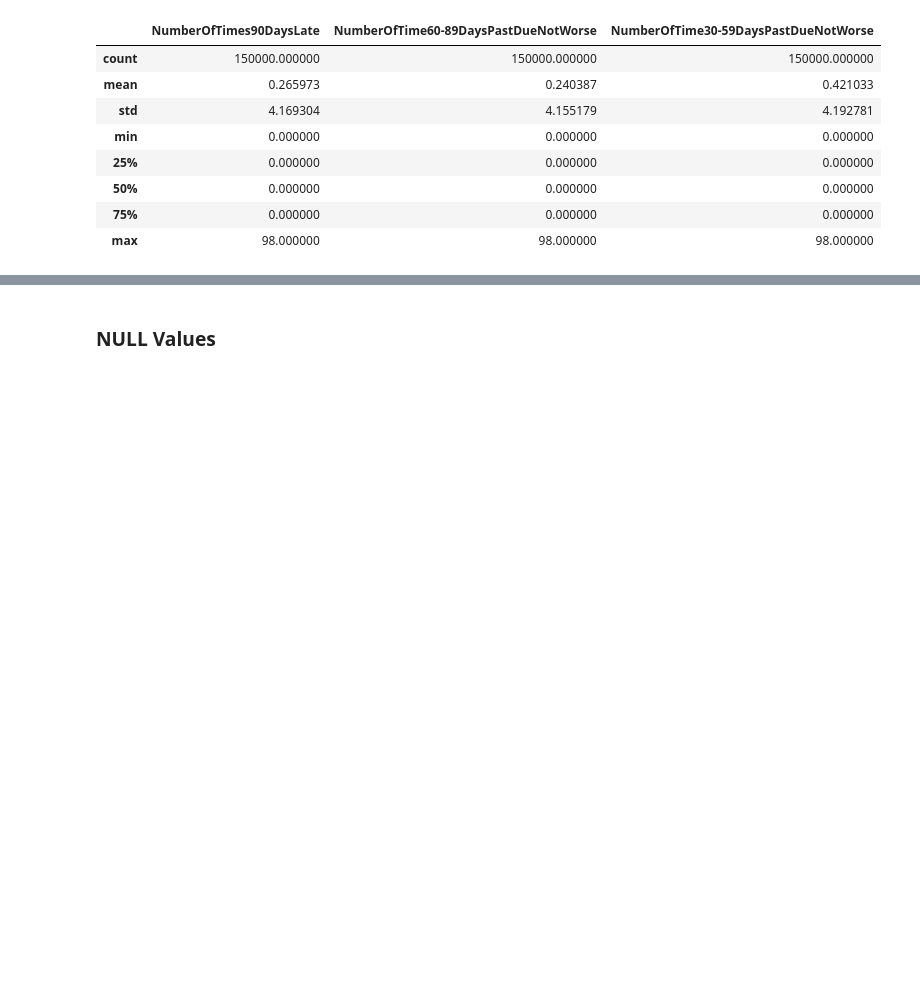
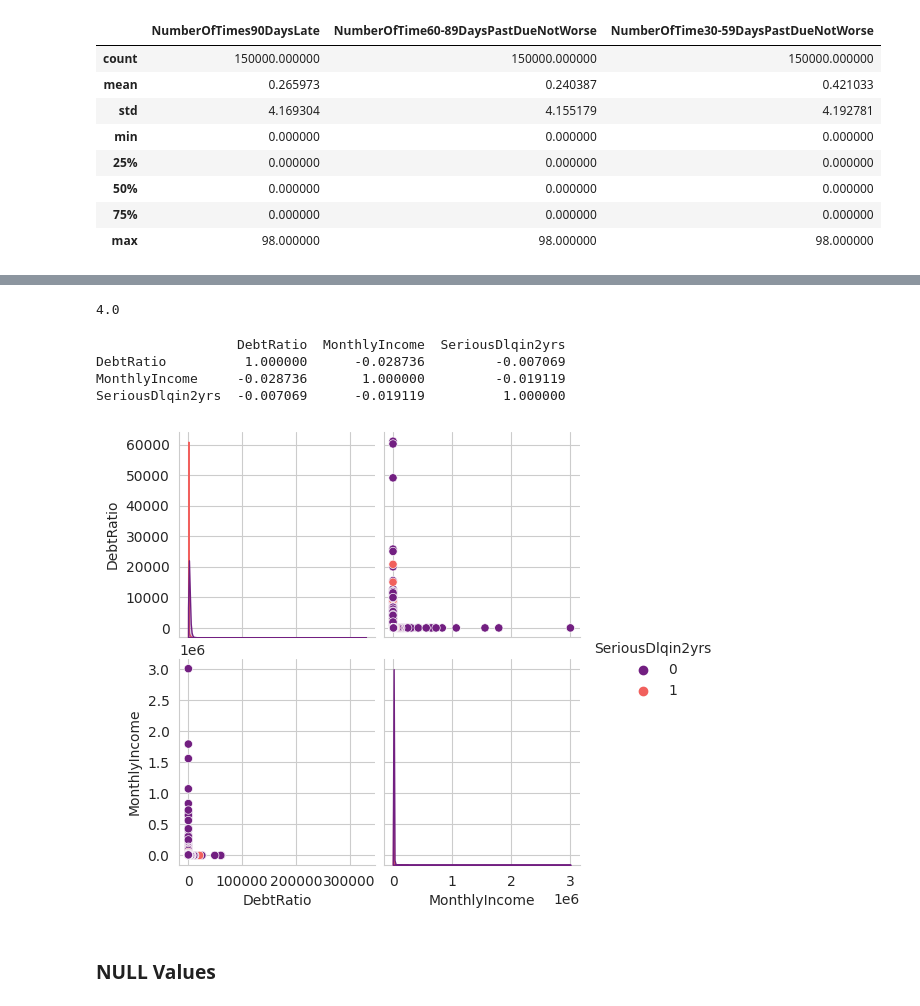
Before and after one commit to Saba-a11/Kaggle_Credit_Score, a Jupyter notebook: CreditModel.ipynb, the cells around one changed output, grey strips where cells are left out. Saved outputs shown, nothing was run; the diff lists cells and outputs as text; code cells hidden in the pictures; blank space fills up the shorter version.

```diff
--- a/CreditModel.ipynb
+++ b/CreditModel.ipynb
@@ -391,0 +396,3 @@ print(result_df.to_string())
+# %%
+# Remove rows with suspicious values (96 and 98)
+df_train = df_train[~df_train["NumberOfTimes90DaysLate"].isin([96, 98])]
@@ -391,0 +458,6 @@ print(result_df.to_string())
+# %%
+# Set upper bound as the 95th percentile
+upper_bound = df_train['DebtRatio'].quantile(0.80)
+
+# Apply winsorizing using .loc[]
+df_train.loc[df_train['DebtRatio'] > upper_bound, 'DebtRatio'] = upper_bound
@@ -391,0 +476,4 @@ print(result_df.to_string())
+# %%
+df_train["DebtRatio"].quantile(0.80)
+# %% [output]
+4.0
@@ -392,3 +482,23 @@ print(result_df.to_string())
+# %%
+# Select relevant columns
+selected_columns = ["DebtRatio", "MonthlyIncome", "SeriousDlqin2yrs"]
+df_selected = df_train[selected_columns]
+
+# Calculate the correlation matrix
+correlation_matrix = df_selected.corr()
+
+# Display the correlation matrix
+print(correlation_matrix)
+
+# Plot a pair plot
+sns.pairplot(data=df_selected, hue='SeriousDlqin2yrs', palette='magma')
+plt.show()
+# %% [output]
+                  DebtRatio  MonthlyIncome  SeriousDlqin2yrs
+DebtRatio          1.000000      -0.028736         -0.007069
+MonthlyIncome     -0.028736       1.000000         -0.019119
+SeriousDlqin2yrs  -0.007069      -0.019119          1.000000
+[figure, added]
 # %% [markdown]
 ### NULL Values
 # %%
```
Also changed, not shown: parts of 17 cells of this notebook.
